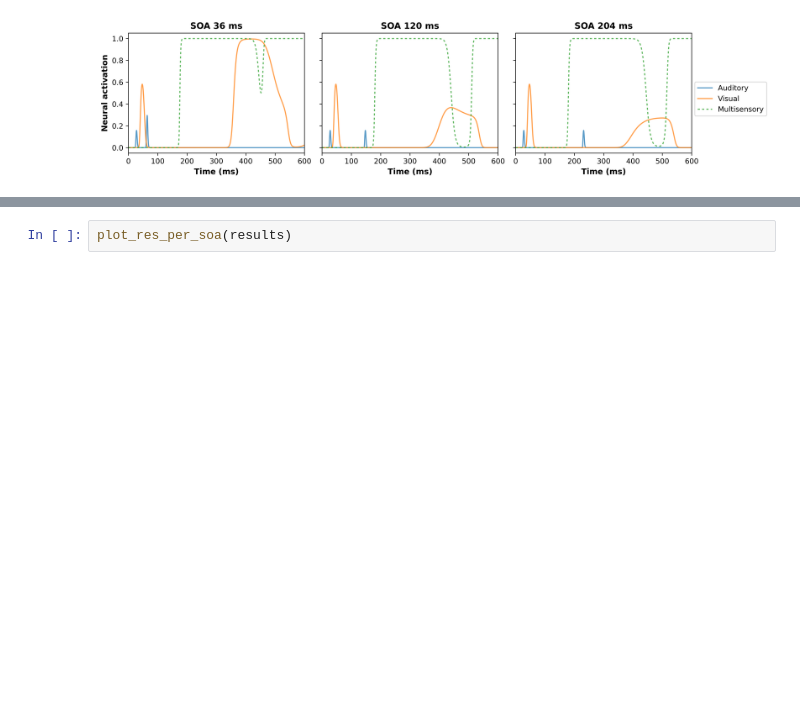
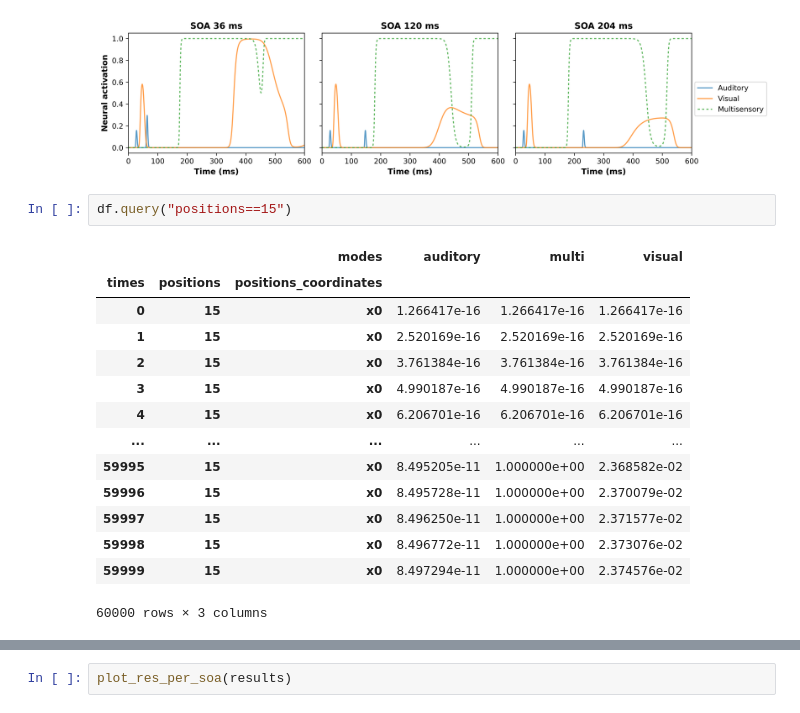
Before and after one commit to renatoparedes/SCZ_DFI_Model, a Jupyter notebook: LSPQ_Fitting.ipynb, the cells around one changed output, grey strips where cells are left out. Saved outputs shown, nothing was run; the diff lists cells and outputs as text; blank space fills up the shorter version.

```diff
--- a/LSPQ_Fitting.ipynb
+++ b/LSPQ_Fitting.ipynb
@@ -307,3 +326,20 @@ def plot_res_per_soa_small(result_list, position=15):
 plot_res_per_soa_small(results)
 # %% [output]
 [figure]
+# %%
+df.query("positions==15")
+# %% [output]
+|  |  | modes | auditory | multi | visual |
+| times | positions | positions_coordinates |  |  |  |
+| 0 | 15 | x0 | 1.266417e-16 | 1.266417e-16 | 1.266417e-16 |
+| 1 | 15 | x0 | 2.520169e-16 | 2.520169e-16 | 2.520169e-16 |
+| 2 | 15 | x0 | 3.761384e-16 | 3.761384e-16 | 3.761384e-16 |
+| 3 | 15 | x0 | 4.990187e-16 | 4.990187e-16 | 4.990187e-16 |
+| 4 | 15 | x0 | 6.206701e-16 | 6.206701e-16 | 6.206701e-16 |
+| ... | ... | ... | ... | ... | ... |
+| 59995 | 15 | x0 | 8.495205e-11 | 1.000000e+00 | 2.368582e-02 |
+| 59996 | 15 | x0 | 8.495728e-11 | 1.000000e+00 | 2.370079e-02 |
+| 59997 | 15 | x0 | 8.496250e-11 | 1.000000e+00 | 2.371577e-02 |
+| 59998 | 15 | x0 | 8.496772e-11 | 1.000000e+00 | 2.373076e-02 |
+| 59999 | 15 | x0 | 8.497294e-11 | 1.000000e+00 | 2.374576e-02 |
+60000 rows × 3 columns
```
Also changed, not shown: parts of 6 cells of this notebook, 1 other file.
